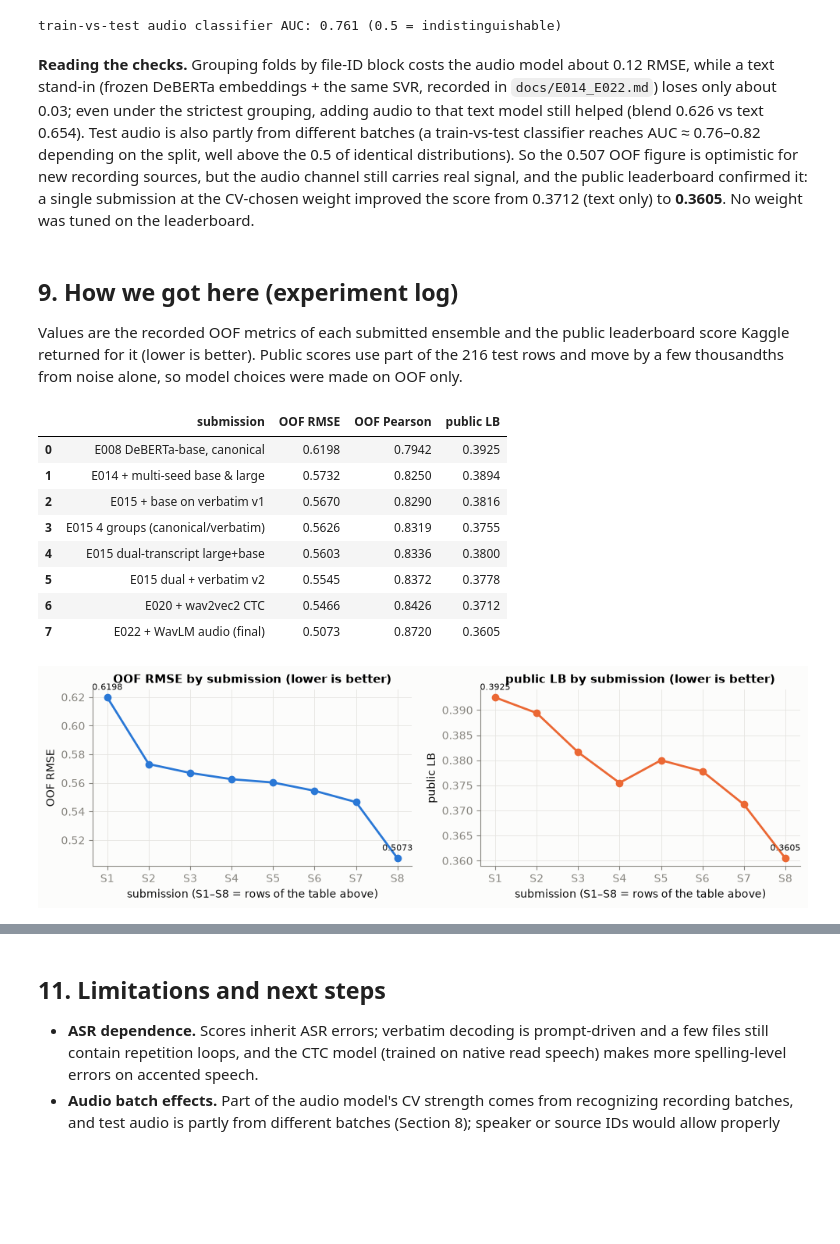
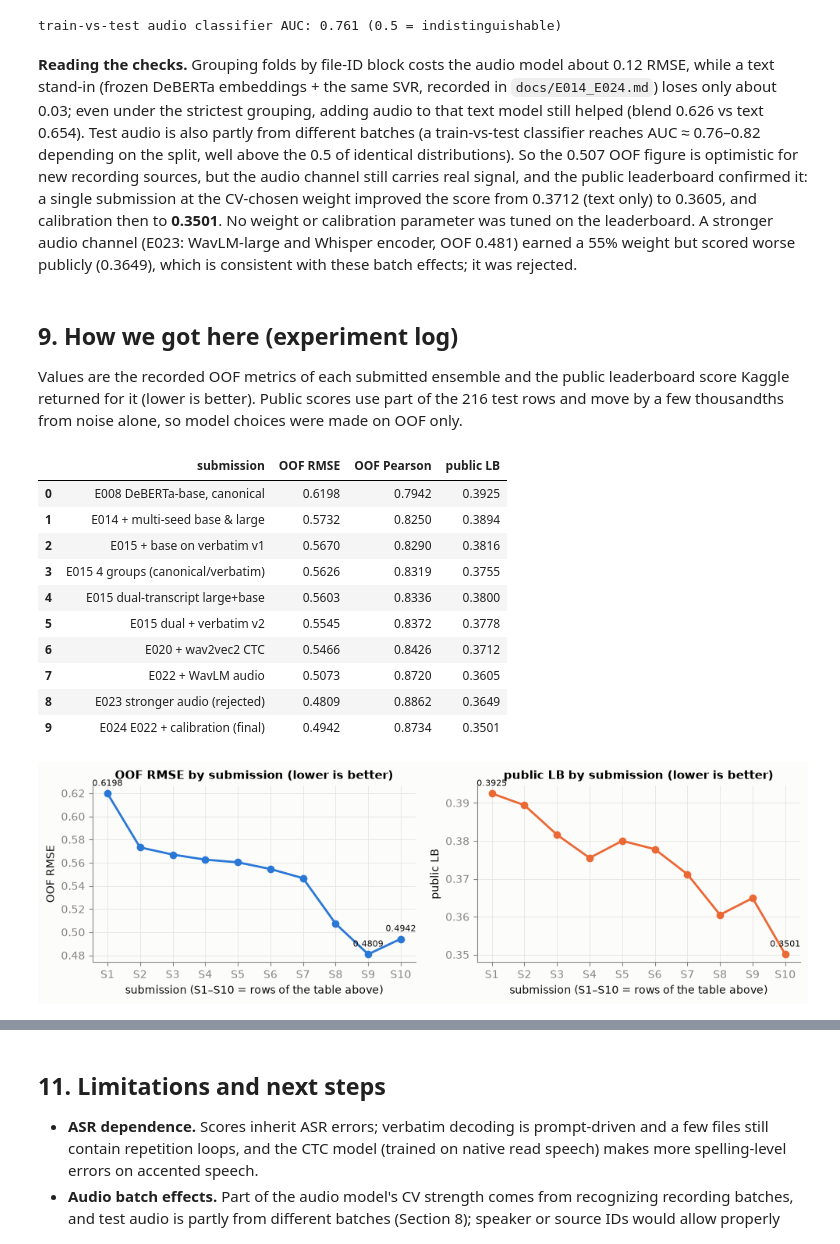
Before and after one commit to lijoraju/grammar-scoring, a Jupyter notebook: notebooks/03_final_submission.ipynb, the cells around one changed output, grey strips where cells are left out. Saved outputs shown, nothing was run; the diff lists cells and outputs as text; code cells hidden in the pictures; blank space fills up the shorter version.

```diff
--- a/notebooks/03_final_submission.ipynb
+++ b/notebooks/03_final_submission.ipynb
@@ -383,7 +391,8 @@ test_x = load_audio(
     test_pred["filename"].tolist(),
 )
 audio_oof, fold_params = nested_audio_oof(train_x, y, folds)
-final_oof, fold_weights = nested_blend(text_oof, audio_oof, y, folds)
+blend_oof, fold_weights = nested_blend(text_oof, audio_oof, y, folds)
+final_oof = calibrate_oof(blend_oof, y, folds)
 display(
     pd.DataFrame(
         [
@@ -393,7 +402,11 @@ display(
                 **regression_metrics(y, audio_oof),
             },
             {
-                "model": "FINAL: text + audio, nested blend",
+                "model": "text + audio, nested blend (E022)",
+                **regression_metrics(y, blend_oof),
+            },
+            {
+                "model": "FINAL: + cross-fitted calibration, clip [1, 5] (E024)",
                 **regression_metrics(y, final_oof),
             },
         ]
@@ -566,13 +581,16 @@ train-vs-test audio classifier AUC: 0.761 (0.5 = indistinguishable)
 # %% [markdown]
 **Reading the checks.** Grouping folds by file-ID block costs the audio model about 0.12 RMSE,
 while a text stand-in (frozen DeBERTa embeddings + the same SVR, recorded in
-`docs/E014_E022.md`) loses only about 0.03; even under the strictest grouping, adding audio to
+`docs/E014_E024.md`) loses only about 0.03; even under the strictest grouping, adding audio to
 that text model still helped (blend 0.626 vs text 0.654). Test audio is also partly from
 different batches (a train-vs-test classifier reaches AUC ≈ 0.76–0.82 depending on the
 split, well above the 0.5 of identical distributions). So the 0.507 OOF figure is optimistic for new
 recording sources, but the audio channel still carries real signal, and the public
 leaderboard confirmed it: a single submission at the CV-chosen weight improved the score from
-0.3712 (text only) to **0.3605**. No weight was tuned on the leaderboard.
+0.3712 (text only) to 0.3605, and calibration then to **0.3501**. No weight or calibration
+parameter was tuned on the leaderboard. A stronger audio channel (E023: WavLM-large and
+Whisper encoder, OOF 0.481) earned a 55% weight but scored worse publicly (0.3649), which is
+consistent with these batch effects; it was rejected.
 # %% [markdown]
 ## 9. How we got here (experiment log)
 
@@ -589,11 +607,13 @@ log = pd.DataFrame(
         ("E015 dual-transcript large+base", 0.5603, 0.8336, 0.3800),
         ("E015 dual + verbatim v2", 0.5545, 0.8372, 0.3778),
         ("E020 + wav2vec2 CTC", 0.5466, 0.8426, 0.3712),
+        ("E022 + WavLM audio", 0.5073, 0.8720, 0.3605),
+        ("E023 stronger audio (rejected)", 0.4809, 0.8862, 0.3649),
         (
-            "E022 + WavLM audio (final)",
+            "E024 E022 + calibration (final)",
             train_metrics["rmse"],
             train_metrics["pearson_correlation"],
-            0.3605,
+            0.3501,
         ),
     ],
     columns=["submission", "OOF RMSE", "OOF Pearson", "public LB"],
@@ -603,35 +623,37 @@ display(log.round(4))
 fig, axes = plt.subplots(1, 2, figsize=(10, 3.2), sharex=True)
 x = np.arange(len(log))
 for ax, column, color in [(axes[0], "OOF RMSE", BLUE), (axes[1], "public LB", ORANGE)]:
     ax.plot(x, log[column], color=color, linewidth=2, marker="o", markersize=6)
     ax.set(title=f"{column} by submission (lower is better)", ylabel=column)
     ax.set_xticks(x, [f"S{i + 1}" for i in x])
     ax.set_xlabel(f"submission (S1–S{len(log)} = rows of the table above)")
     best = int(np.argmin(log[column]))
     for i, v in enumerate(log[column]):
         if i in (0, len(log) - 1, best):
             ax.annotate(
                 f"{v:.4f}",
                 (i, v),
                 textcoords="offset points",
                 xytext=(0, 7),
                 ha="center",
                 fontsize=8,
                 color=INK,
             )
 plt.tight_layout()
 plt.show()
 # %% [output]
 |  | submission | OOF RMSE | OOF Pearson | public LB |
 | 0 | E008 DeBERTa-base, canonical | 0.6198 | 0.7942 | 0.3925 |
 | 1 | E014 + multi-seed base & large | 0.5732 | 0.8250 | 0.3894 |
 | 2 | E015 + base on verbatim v1 | 0.5670 | 0.8290 | 0.3816 |
 | 3 | E015 4 groups (canonical/verbatim) | 0.5626 | 0.8319 | 0.3755 |
 | 4 | E015 dual-transcript large+base | 0.5603 | 0.8336 | 0.3800 |
 | 5 | E015 dual + verbatim v2 | 0.5545 | 0.8372 | 0.3778 |
 | 6 | E020 + wav2vec2 CTC | 0.5466 | 0.8426 | 0.3712 |
-| 7 | E022 + WavLM audio (final) | 0.5073 | 0.8720 | 0.3605 |
+| 7 | E022 + WavLM audio | 0.5073 | 0.8720 | 0.3605 |
+| 8 | E023 stronger audio (rejected) | 0.4809 | 0.8862 | 0.3649 |
+| 9 | E024 E022 + calibration (final) | 0.4942 | 0.8734 | 0.3501 |
-[figure, old version]
+[figure, new version]
 # %% [markdown]
 **Tried and rejected (OOF gate: must improve pooled RMSE *and* at least 4 of 5 folds):**
 
```
Also changed, not shown: parts of 11 cells of this notebook, 4 other files.
